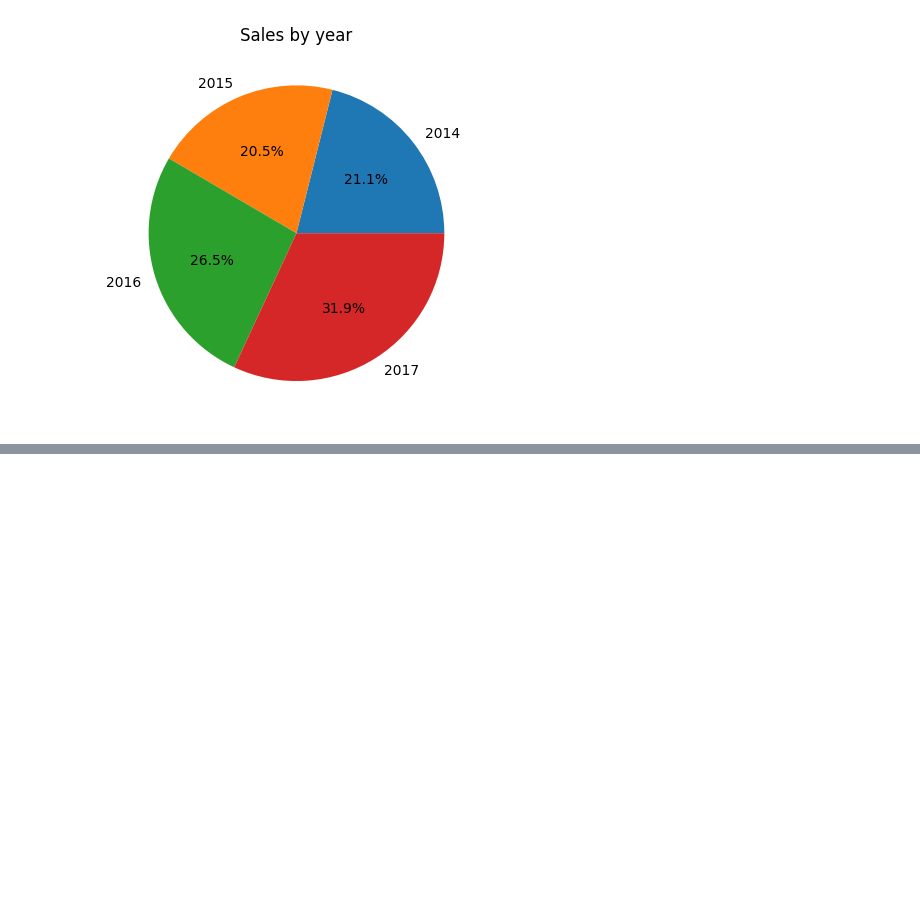
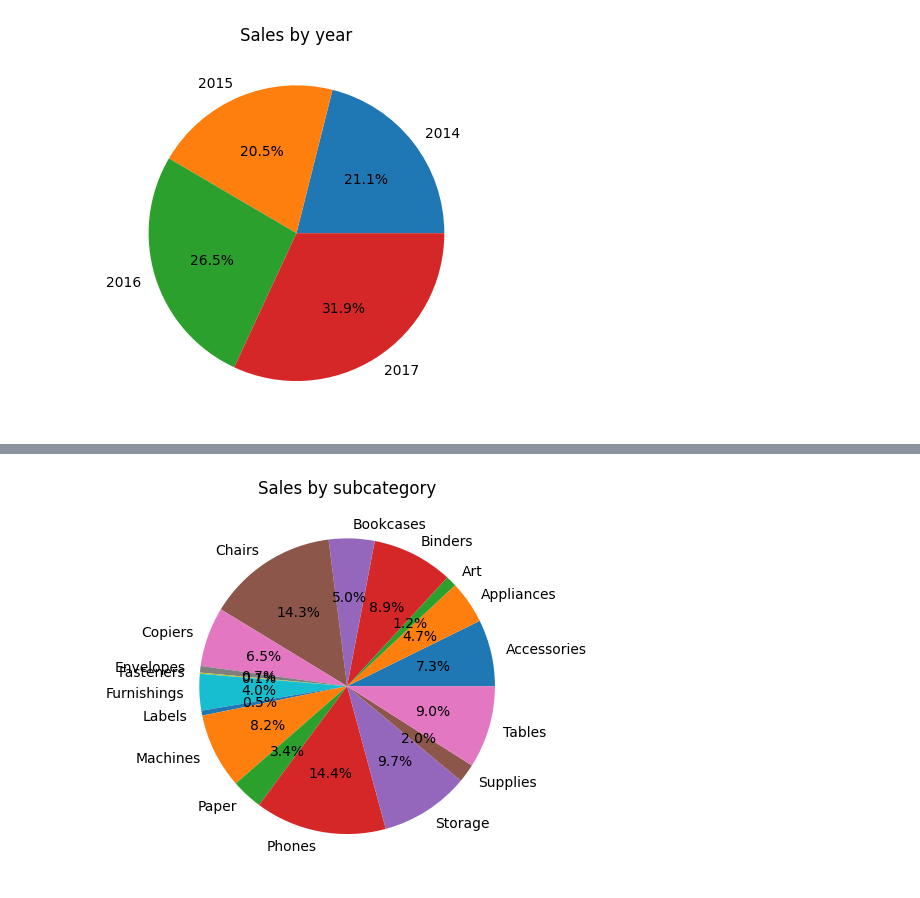
Before and after one commit to salampatel08/Superstore-Data-Analysis, a Jupyter notebook: super_data_analysing.ipynb, the cells around one changed output, grey strips where cells are left out. Cells and saved outputs as stored; diff of their text form; code cells hidden in the pictures; blank space fills up the shorter version.

```diff
--- a/super_data_analysing.ipynb
+++ b/super_data_analysing.ipynb
@@ -225,0 +229,8 @@ plt.show()
+# %%
+Sales_by_subcategory=(df.groupby("Sub-Category")["Sales"].sum())
+plt.pie(Sales_by_subcategory,labels=Sales_by_subcategory.index
+        ,autopct="%1.1f%%")
+plt.title("Sales by subcategory")
+plt.show()
+# %% [output]
+[figure, added]
```
Also changed, not shown: parts of 10 cells of this notebook, 3 other files.
